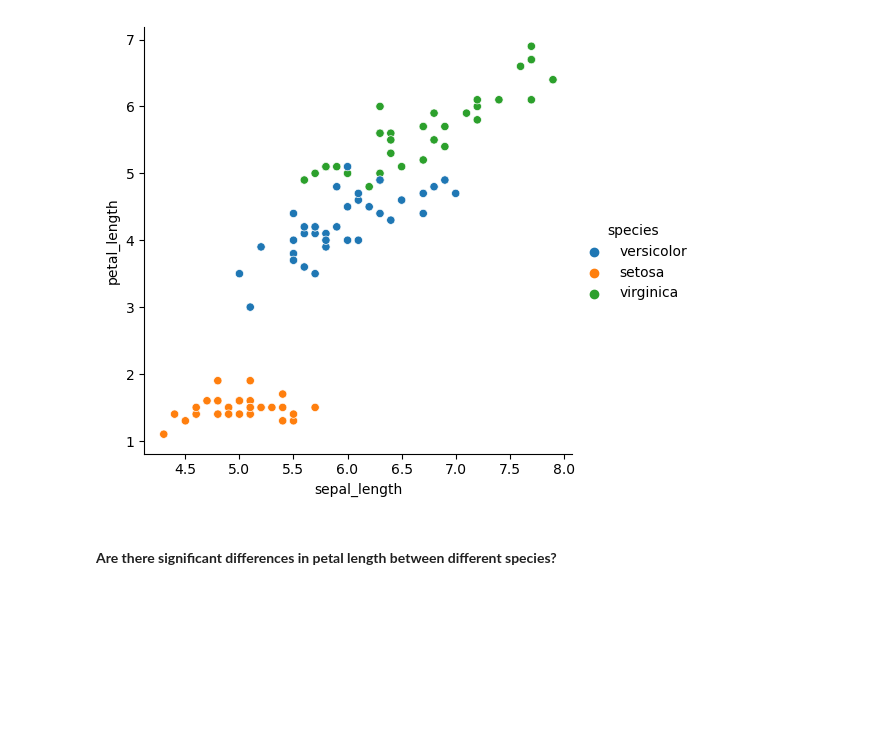
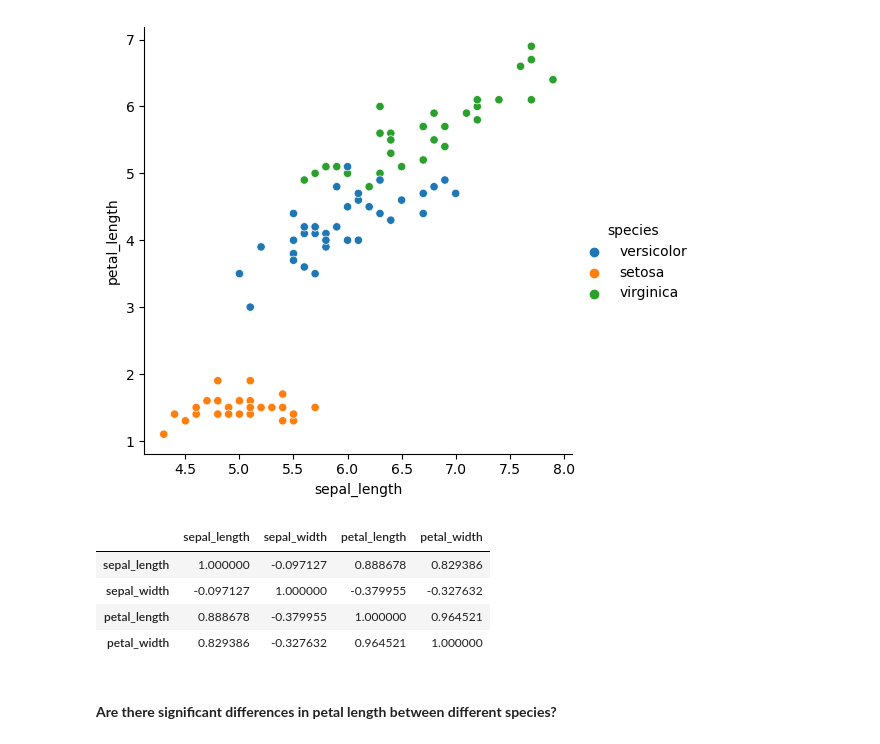
Before and after one commit to Marc-Aradillas/Classification_exercises.ipynb, a Jupyter notebook: classification_exercises.ipynb, the cells around one changed output. Saved outputs shown, nothing was run; the diff lists cells and outputs as text; code cells hidden in the pictures; blank space fills up the shorter version.

```diff
--- a/classification_exercises.ipynb
+++ b/classification_exercises.ipynb
@@ -1306,6 +1306,14 @@ sns.relplot(x="sepal_length", y="petal_length", hue="species", data=train)
 plt.show()
 # %% [output]
 [figure]
+# %%
+train.corr()
+# %% [output]
+|  | sepal_length | sepal_width | petal_length | petal_width |
+| sepal_length | 1.000000 | -0.097127 | 0.888678 | 0.829386 |
+| sepal_width | -0.097127 | 1.000000 | -0.379955 | -0.327632 |
+| petal_length | 0.888678 | -0.379955 | 1.000000 | 0.964521 |
+| petal_width | 0.829386 | -0.327632 | 0.964521 | 1.000000 |
 # %% [markdown]
 #### **Are there significant differences in petal length between different species?**
 # %% [markdown]
```
Also changed, not shown: parts of 7 cells of this notebook, 1 other file.
